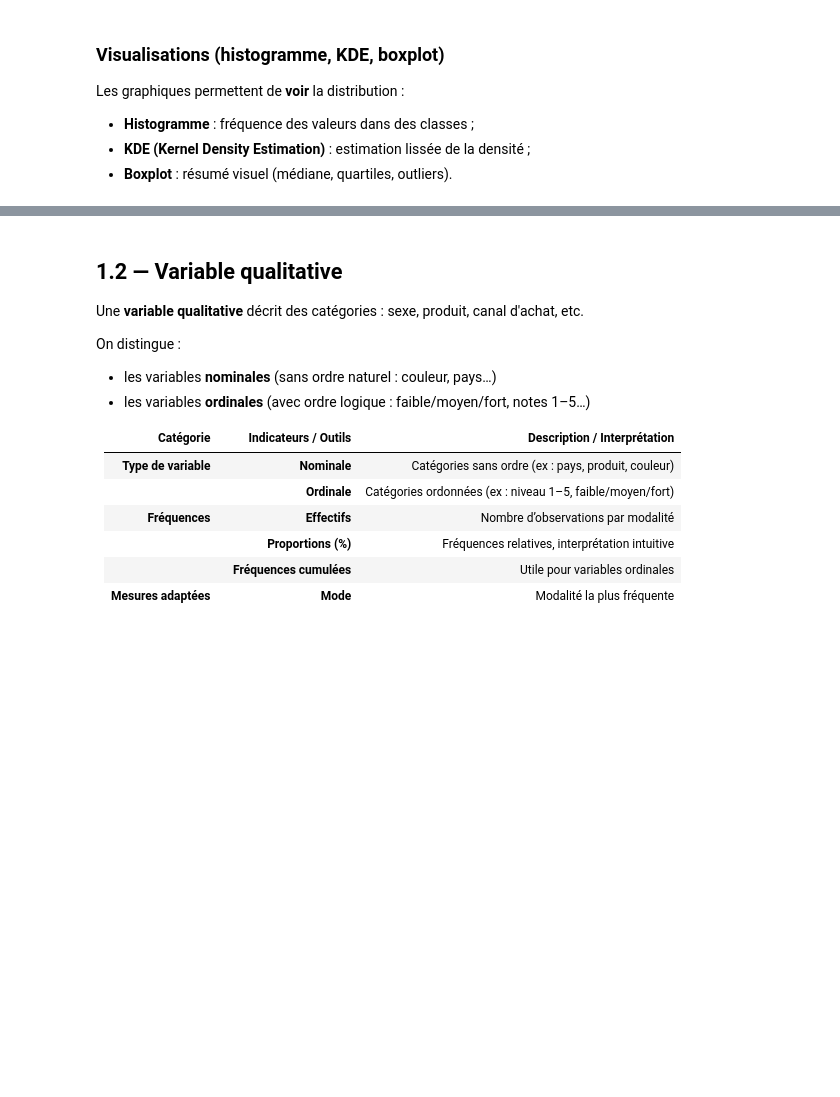
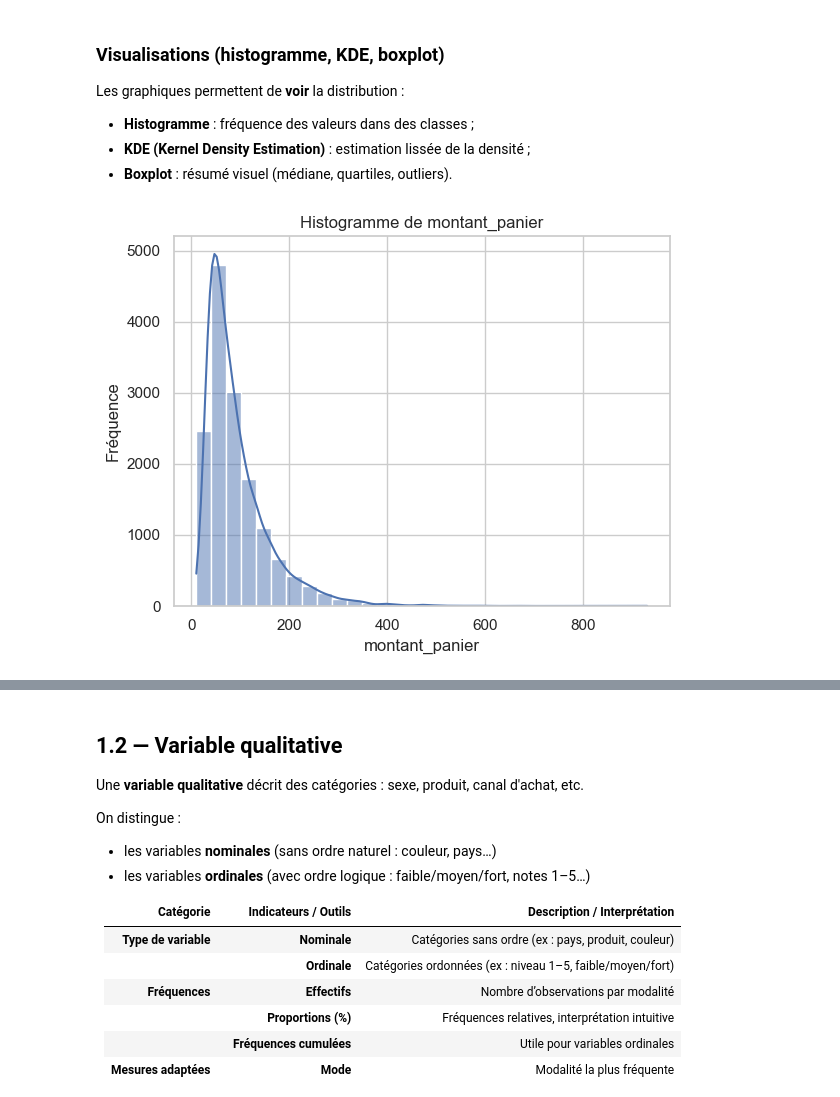
Before and after one commit to natachanj/Bootcamp-Acc-l-rateur-IA-Cohorte-1, a Jupyter notebook: Semaine2/Session1/01_partie1_statistique_univariee.ipynb, the cells around one changed output, grey strips where cells are left out. Saved outputs shown, nothing was run; the diff lists cells and outputs as text; code cells hidden in the pictures; blank space fills up the shorter version.

```diff
--- a/Semaine2/Session1/01_partie1_statistique_univariee.ipynb
+++ b/Semaine2/Session1/01_partie1_statistique_univariee.ipynb
@@ -23,11 +23,11 @@ import matplotlib.pyplot as plt
 from scipy import stats
 
 # Optionnel : pour des graphiques un peu plus jolis si installé
-try:
-    import seaborn as sns
-    sns.set(style="whitegrid")
-except ImportError:
-    sns = None
+
+
+import seaborn as sns
+sns.set(style="whitegrid")
+
 
 # Affichage plus lisible
 pd.set_option("display.max_columns", None)
@@ -294,13 +427,15 @@ Les graphiques permettent de **voir** la distribution :
 # %%
 
 #  Histogramme
 
 plt.figure()
-plt.hist(serie, bins=30)
+sns.histplot(serie,kde=True, bins=30)
 plt.title(f"Histogramme de {variable}")
 plt.xlabel(variable)
 plt.ylabel("Fréquence")
 plt.show()
+# %% [output]
+[figure, added]
 # %%
 
 #  Densité (KDE) si seaborn est disponible
```
Also changed, not shown: parts of 21 cells of this notebook, 6 other files.
